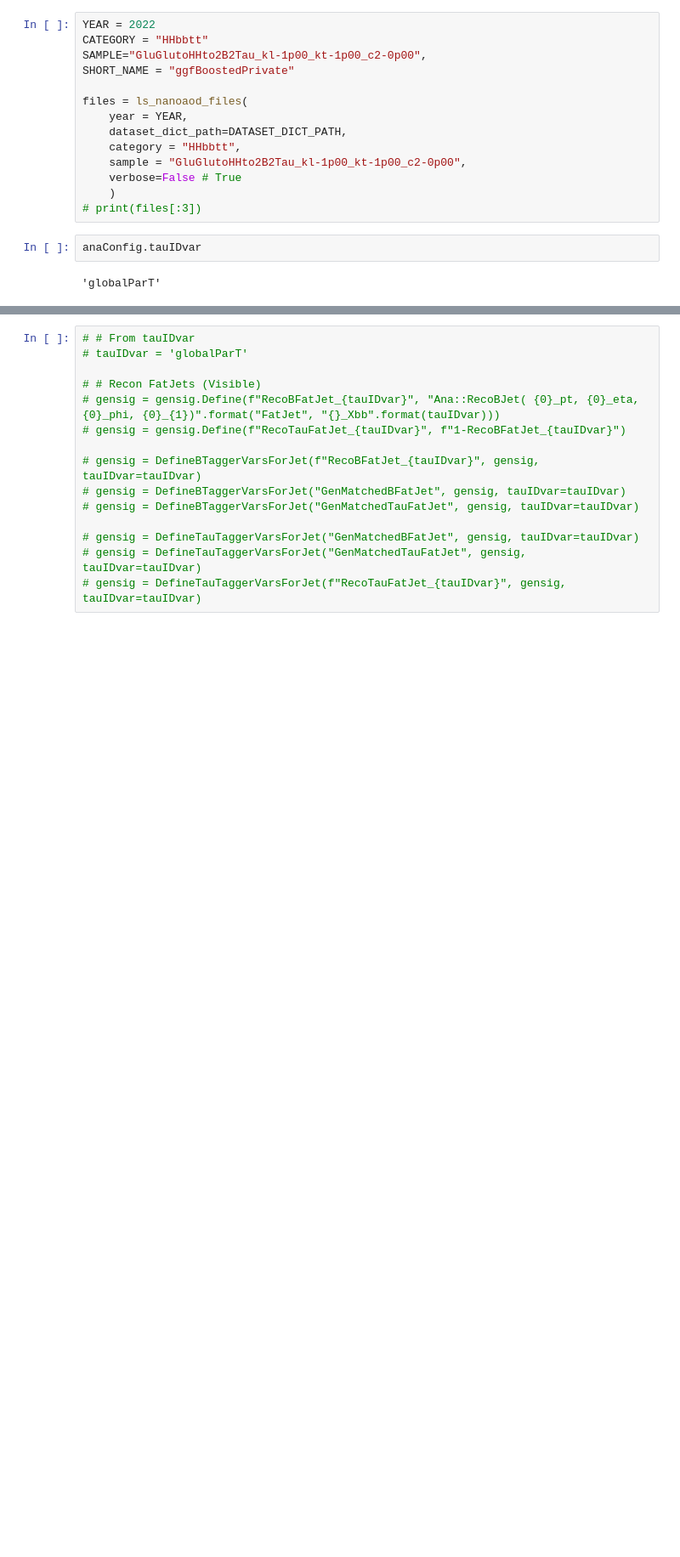
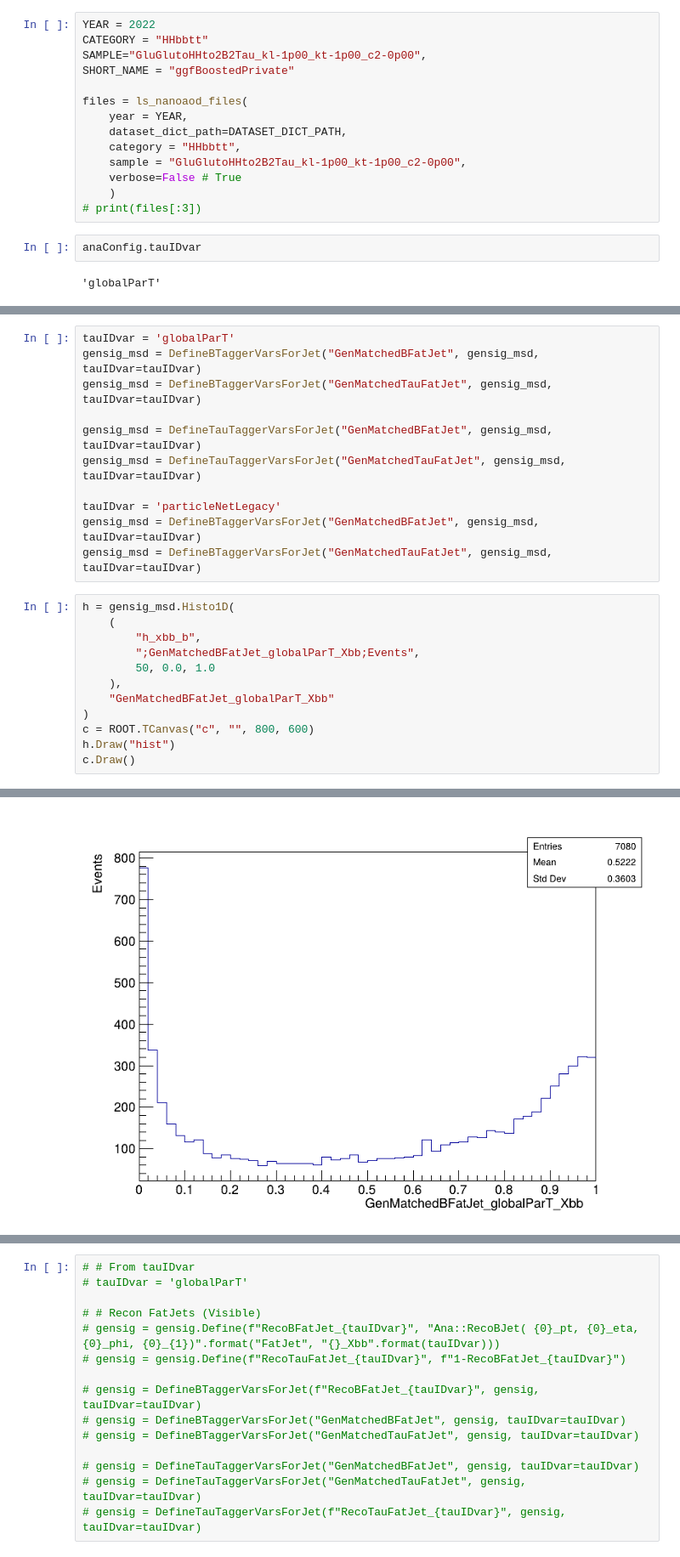
Before and after one commit to ArghyaDas112358/Ana, a Jupyter notebook: Selection.ipynb, the cells around one changed output, grey strips where cells are left out. Shown at 85% size. Cells and saved outputs as stored; diff of their text form; blank space fills up the shorter version.

```diff
--- a/Selection.ipynb
+++ b/Selection.ipynb
@@ -182,0 +216,24 @@ gensig = DefineTauTaggerVarsForJet("GenMatchedTauFatJet", gensig, tauIDvar=tauID
+# %%
+tauIDvar = 'globalParT'
+gensig_msd = DefineBTaggerVarsForJet("GenMatchedBFatJet", gensig_msd, tauIDvar=tauIDvar)
+gensig_msd = DefineBTaggerVarsForJet("GenMatchedTauFatJet", gensig_msd, tauIDvar=tauIDvar)
+
+gensig_msd = DefineTauTaggerVarsForJet("GenMatchedBFatJet", gensig_msd, tauIDvar=tauIDvar)
+gensig_msd = DefineTauTaggerVarsForJet("GenMatchedTauFatJet", gensig_msd, tauIDvar=tauIDvar)
+
+tauIDvar = 'particleNetLegacy'
+gensig_msd = DefineBTaggerVarsForJet("GenMatchedBFatJet", gensig_msd, tauIDvar=tauIDvar)
+gensig_msd = DefineBTaggerVarsForJet("GenMatchedTauFatJet", gensig_msd, tauIDvar=tauIDvar)
+# %%
+h = gensig_msd.Histo1D(
+    (
+        "h_xbb_b",
+        ";GenMatchedBFatJet_globalParT_Xbb;Events",
+        50, 0.0, 1.0
+    ),
+    "GenMatchedBFatJet_globalParT_Xbb"
+)
+c = ROOT.TCanvas("c", "", 800, 600)
+h.Draw("hist")
+c.Draw()
+# %% [output]
@@ -182,0 +241 @@ gensig = DefineTauTaggerVarsForJet("GenMatchedTauFatJet", gensig, tauIDvar=tauID
+[figure, added]
```
Also changed, not shown: parts of 9 cells of this notebook, 4 other files.
